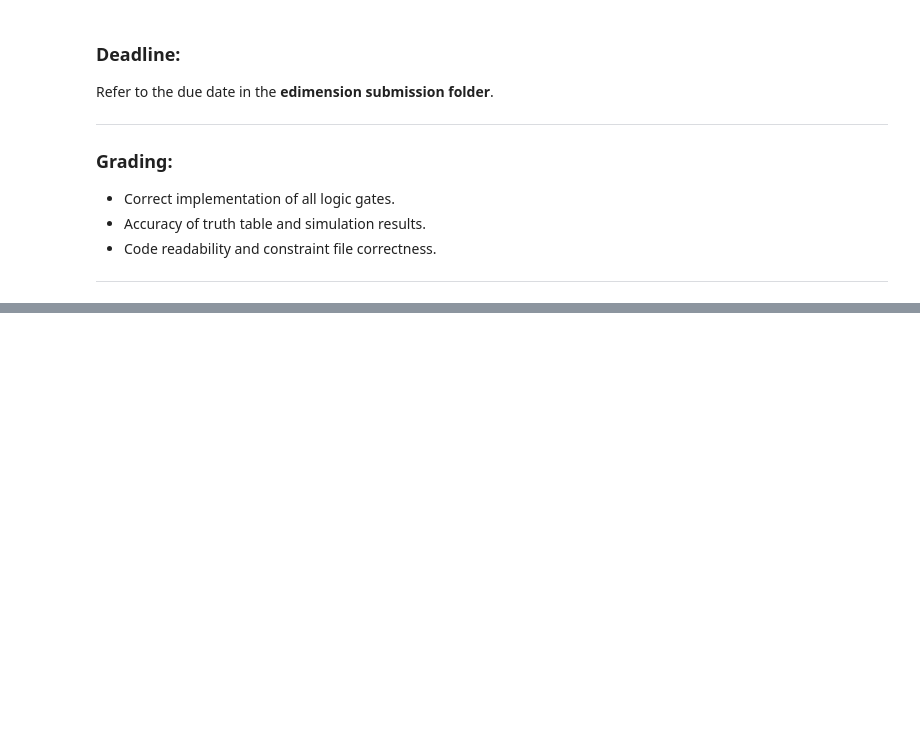
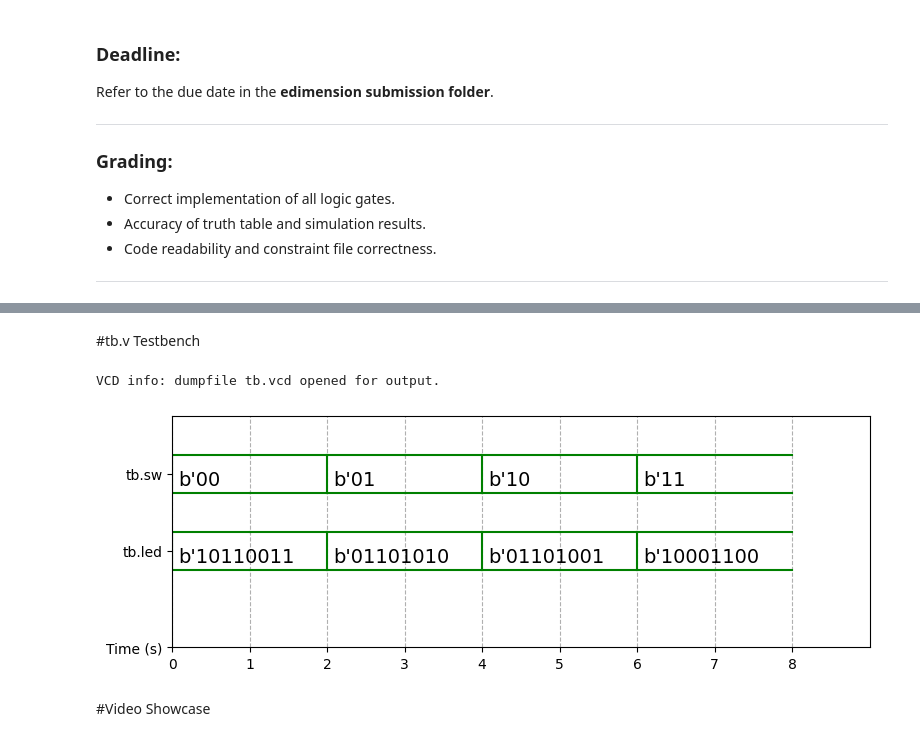
Before and after one commit to friyk/DSL-30.110, a Jupyter notebook: T01_Basys3_LogicGate.ipynb, the cells around one changed output, grey strips where cells are left out. Saved outputs shown, nothing was run; the diff lists cells and outputs as text; code cells hidden in the pictures; blank space fills up the shorter version.

```diff
--- a/T01_Basys3_LogicGate.ipynb
+++ b/T01_Basys3_LogicGate.ipynb
@@ -98,0 +105,62 @@ endmodule
+# %% [markdown]
+#tb.v
+Testbench
+# %%
+%%verilog
+//
+module logic_gate(
+input [1:0]sw, // 2-bit input (sw[1], sw[0]), use 1 bit only
+output [7:0]led // 8-bit output (led[7:0]), use 1 bit only
+);
+// Logic gate implementations
+assign led[0] = ~sw[0]; // NOT A
+assign led[1] = ~sw[1]; // NOT B
+assign led[2] = sw[0] & sw[1]; // A AND B
+assign led[3] = sw[0] | sw[1]; // A OR B
+assign led[4] = ~(sw[0] | sw[1]); // A NOR B
+assign led[5] = ~(sw[0] & sw[1]); // A NAND B
+assign led[6] = sw[0] ^ sw[1]; // A XOR B
+assign led[7] = ~(sw[0] ^ sw[1]); // A XNOR B
+
+endmodule
+//
+
+//
+module tb;
+    reg [1:0]sw;
+    wire [7:0]led;
+
+    logic_gate uut (sw, led);
+
+initial begin
+    $dumpfile("tb.vcd");
+    $dumpvars(0,tb);
+
+        sw[0] =  1'b0;
+        sw[1] = 1'b0;
+        #2
+        sw[0] = 1'b1;
+        #2
+        sw[0] = 1'b0;
+        sw[1] = 1'b1;
+        #2
+        sw[0] = 1'b1;
+        #2 $finish;
+
+    $dumpoff;
+end
+
+endmodule
+//
+# %% [output]
+VCD info: dumpfile tb.vcd opened for output.
+# %%
+%%waveform tb.vcd
+sign_list = ['tb.sw','tb.led']
+time_begin = 0
+time_end = 8
+base = 'bin' # bin, dec, dec2, hex, octal
+# %% [output]
+[figure, added]
+# %% [markdown]
+#Video Showcase
```
Also changed, not shown: parts of 4 cells of this notebook.
